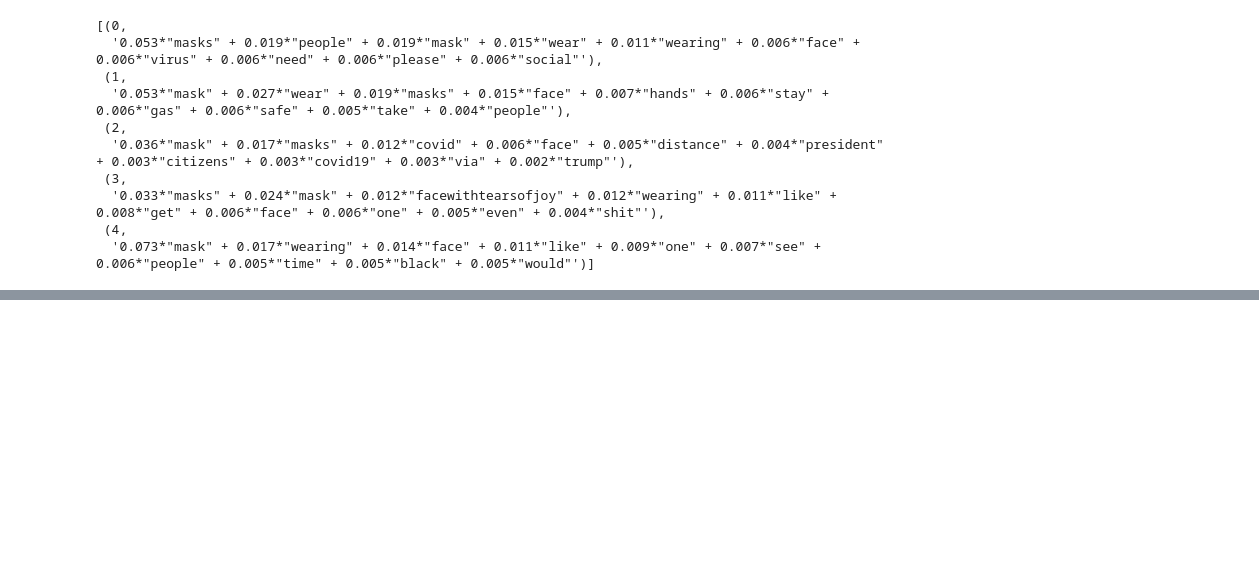
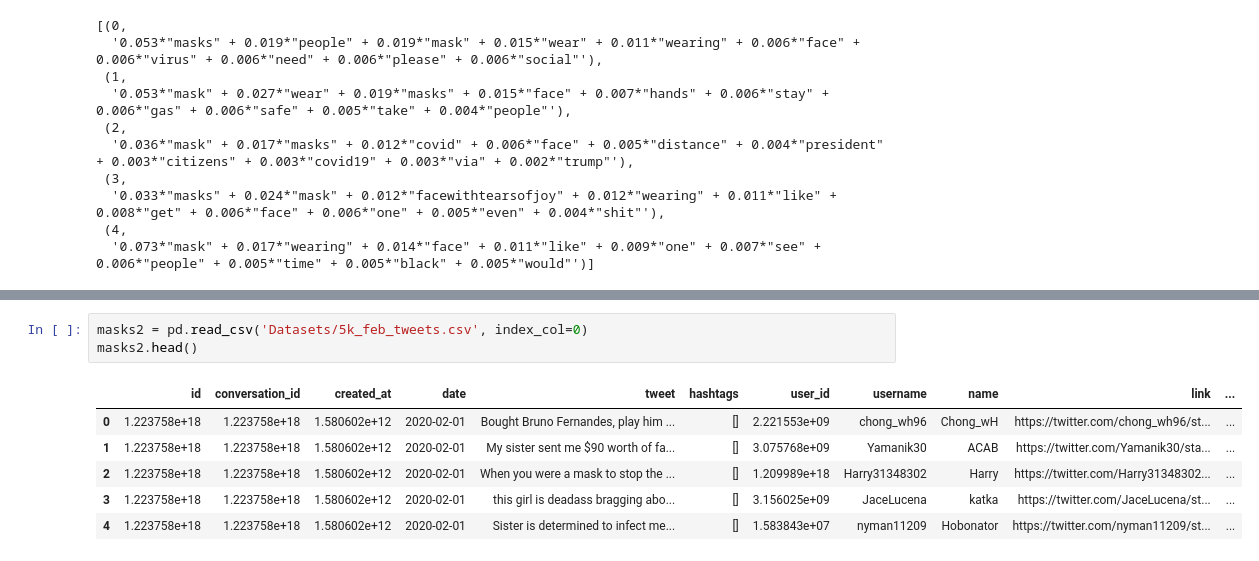
Before and after one commit to p-szymo/twitter-sentiment-analysis, a Jupyter notebook: josh-twitter_scraping_notebook.ipynb, the cells around one changed output, grey strips where cells are left out. Drawn from its saved outputs; the diff is of its cells as text; blank space fills up the shorter version.

```diff
--- a/josh-twitter_scraping_notebook.ipynb
+++ b/josh-twitter_scraping_notebook.ipynb
@@ -396,0 +537,10 @@ lda.print_topics()
+# %%
+masks2 = pd.read_csv('Datasets/5k_feb_tweets.csv', index_col=0)
+masks2.head()
+# %% [output]
+|  | id | conversation_id | created_at | date | tweet | hashtags | user_id | username | name | link | ... |
+| 0 | 1.223758e+18 | 1.223758e+18 | 1.580602e+12 | 2020-02-01 | Bought Bruno Fernandes, play him ... | [] | 2.221553e+09 | chong_wh96 | Chong_wH | https://twitter.com/chong_wh96/st... | ... |
+| 1 | 1.223758e+18 | 1.223758e+18 | 1.580602e+12 | 2020-02-01 | My sister sent me $90 worth of fa... | [] | 3.075768e+09 | Yamanik30 | ACAB | https://twitter.com/Yamanik30/sta... | ... |
+| 2 | 1.223758e+18 | 1.223758e+18 | 1.580602e+12 | 2020-02-01 | When you were a mask to stop the ... | [] | 1.209989e+18 | Harry31348302 | Harry | https://twitter.com/Harry31348302... | ... |
+| 3 | 1.223758e+18 | 1.223758e+18 | 1.580602e+12 | 2020-02-01 | this girl is deadass bragging abo... | [] | 3.156025e+09 | JaceLucena | katka | https://twitter.com/JaceLucena/st... | ... |
+| 4 | 1.223758e+18 | 1.223758e+18 | 1.580602e+12 | 2020-02-01 | Sister is determined to infect me... | [] | 1.583843e+07 | nyman11209 | Hobonator | https://twitter.com/nyman11209/st... | ... |
```
Also changed, not shown: parts of 39 cells of this notebook, 2 other files.
